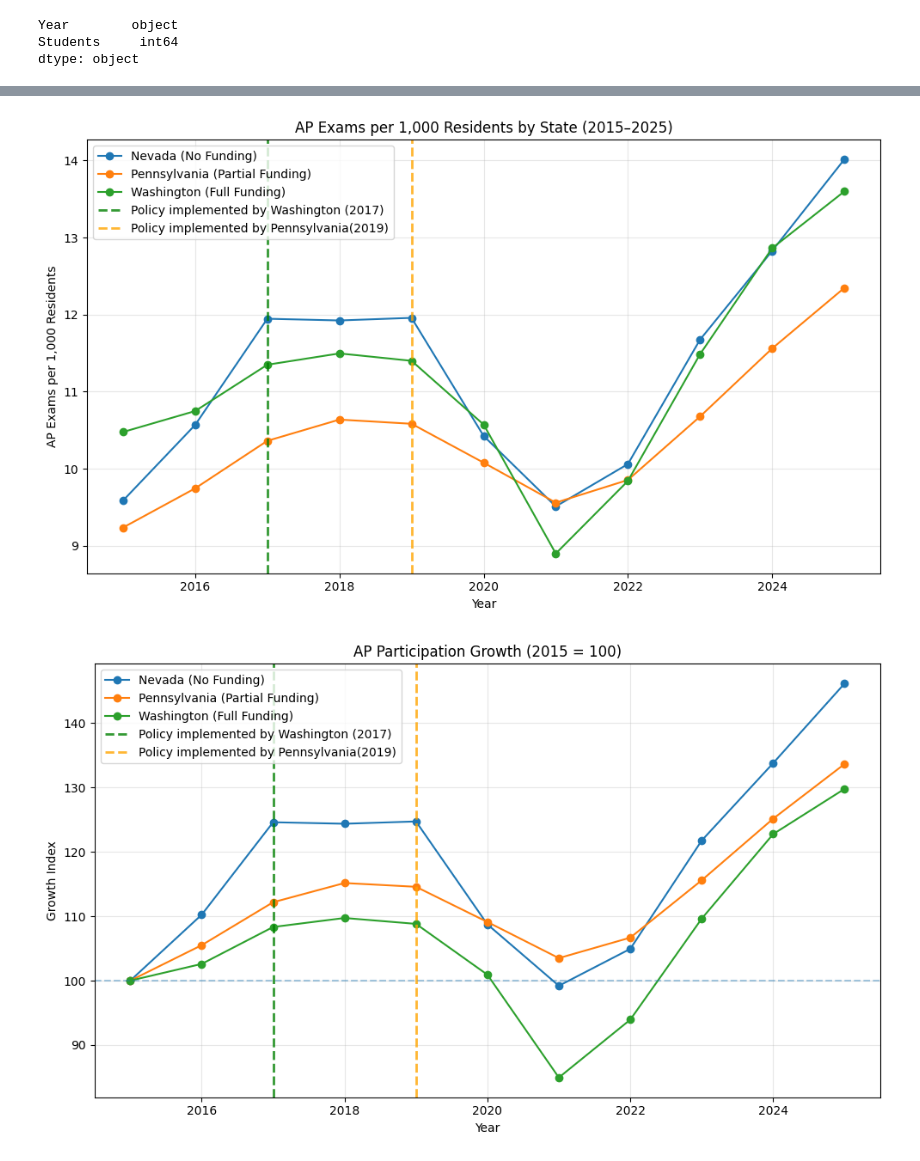
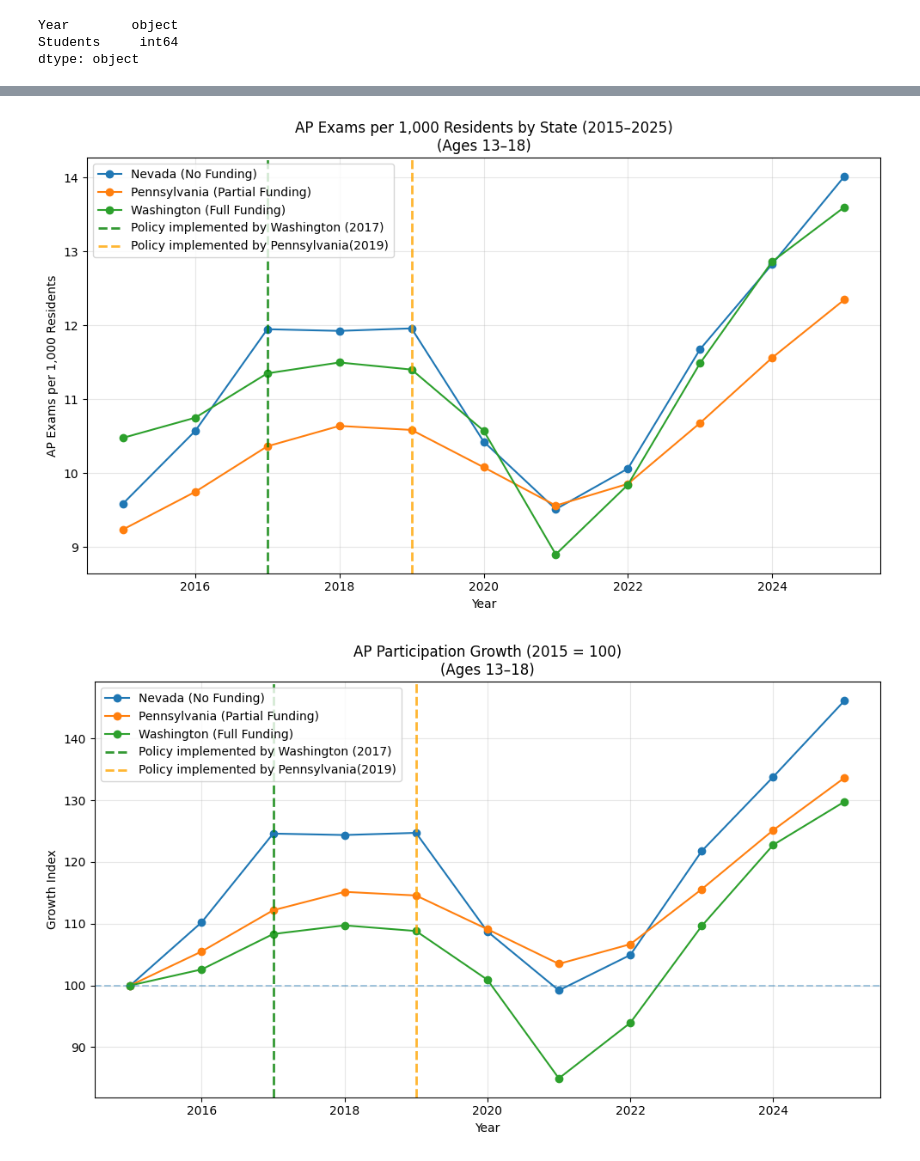
Before and after one commit to JWanderer73/AP-subsidies-Analysis, a Jupyter notebook: time_series.ipynb, the cells around one changed output, grey strips where cells are left out. Cells and saved outputs as stored; diff of their text form; code cells hidden in the pictures.

```diff
--- a/time_series.ipynb
+++ b/time_series.ipynb
@@ -100,7 +100,7 @@ import tabula
 import matplotlib.pyplot as plt
 
 ap_state_participation = tabula.read_pdf(
-    '/Users/alyssagong/Desktop/CollegeBoard_Data/AP_Volume_By_State.pdf',
+    'data/AP_Volume_By_State.pdf',
     pages="all",
     lattice=True
 )
@@ -182,7 +182,7 @@ plt.axvline(
     label="Policy implemented by Pennsylvania(2019)"
 )
 
-plt.title("AP Exams per 1,000 Residents by State (2015–2025)")
+plt.title("AP Exams per 1,000 Residents by State (2015–2025)\n(Ages 13–18)")
 plt.xlabel("Year")
 plt.ylabel("AP Exams per 1,000 Residents")
 plt.legend()
@@ -190,7 +190,7 @@ plt.grid(alpha=0.3)
 plt.tight_layout()
 plt.show()
 # %% [output]
-[figure, old version]
+[figure, new version]
 # %%
 norm_df = long_df.copy()
 
@@ -202,34 +202,34 @@ norm_df["Index_2015"] = (
 plt.figure(figsize=(10, 6))
 
 for state in states:
     subset = norm_df[norm_df["State"] == state]
     plt.plot(subset["Year"], subset["Index_2015"], marker="o", label=labels[state])
 plt.axvline(
     x=2017,
     color="green",
     linestyle="--",
     linewidth=2,
     alpha=0.8,
     label="Policy implemented by Washington (2017)"
 )
 
 plt.axvline(
     x=2019,
     color="orange",
     linestyle="--",
     linewidth=2,
     alpha=0.8,
     label="Policy implemented by Pennsylvania(2019)"
 )
 plt.axhline(100, linestyle="--", alpha=0.4)
-plt.title("AP Participation Growth (2015 = 100)")
+plt.title("AP Participation Growth (2015 = 100)\n(Ages 13–18)")
 plt.xlabel("Year")
 plt.ylabel("Growth Index")
 plt.legend()
 plt.grid(alpha=0.3)
 plt.tight_layout()
 plt.show()
 # %% [output]
-[figure, old version]
+[figure, new version]
 # %%
 ap_state_score = pd.read_csv(
```
Also changed, not shown: parts of 6 cells of this notebook, 4 other files.
